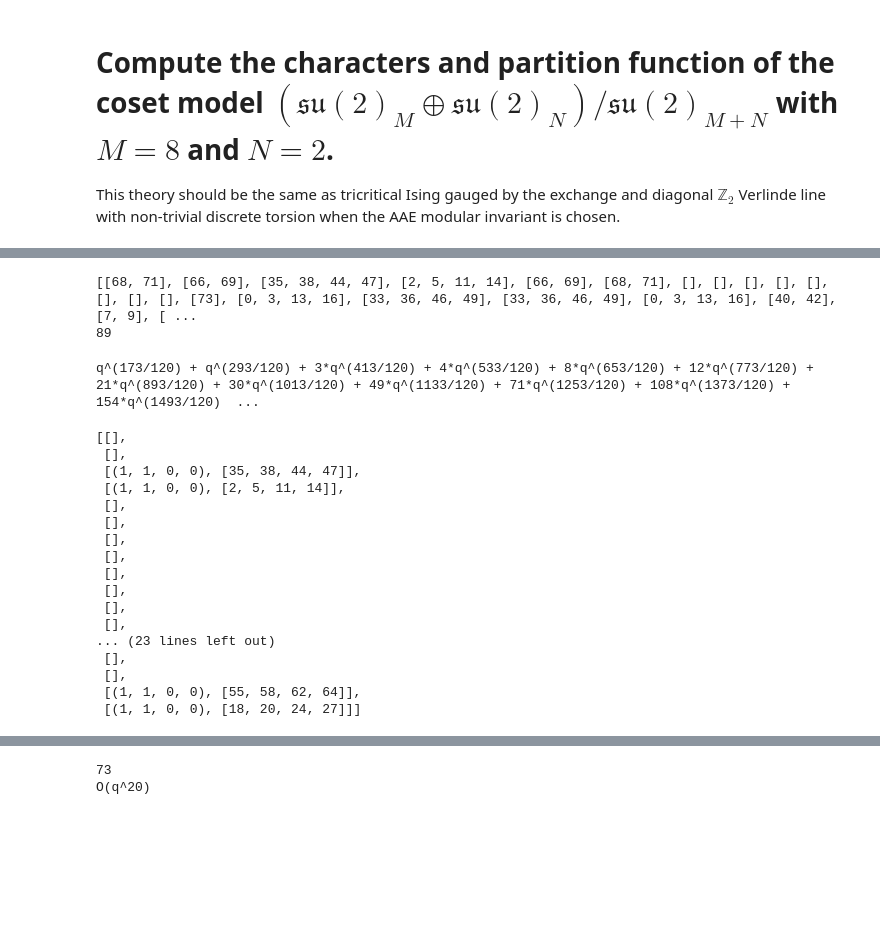
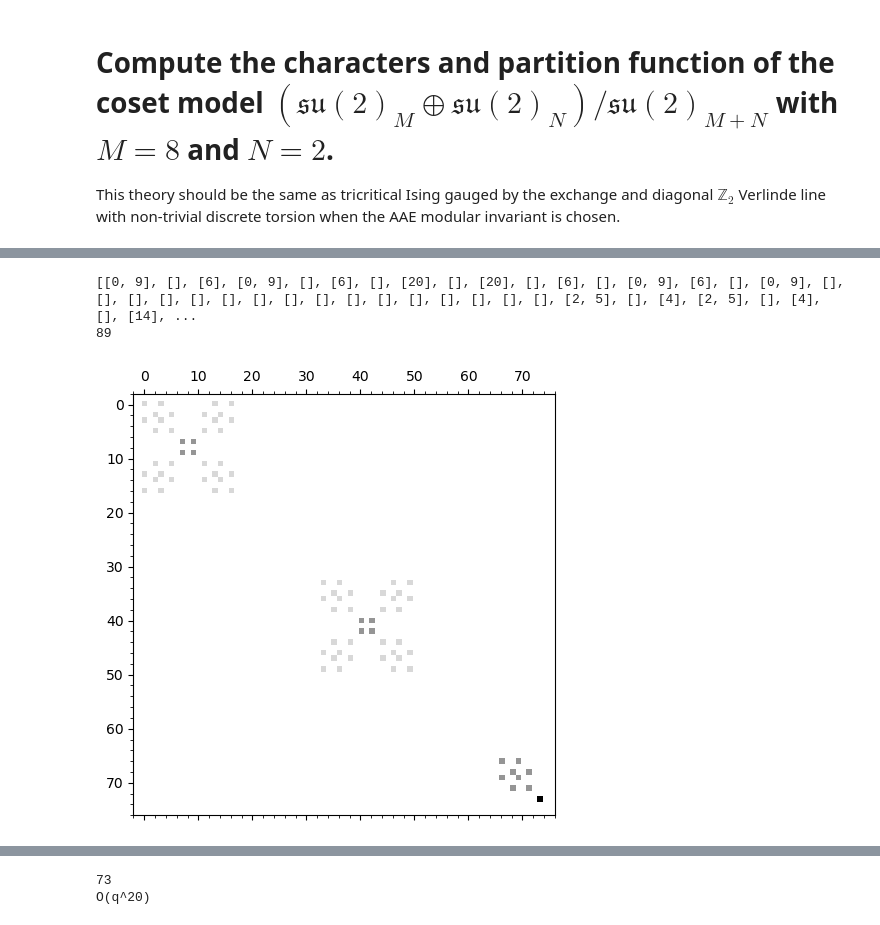
Before and after one commit to Quinten41/CDLs-in-Tricritical-Ising, a Jupyter notebook: TriCritical Ising Squared.ipynb, the cells around one changed output, grey strips where cells are left out. Cells and saved outputs as stored; diff of their text form; code cells hidden in the pictures; blank space fills up the shorter version.

```diff
--- a/TriCritical Ising Squared.ipynb
+++ b/TriCritical Ising Squared.ipynb
@@ -1020,7 +1020,7 @@ c_charge = QQ(dim_su2)*( QQ(M)/QQ(M+2) + QQ(N)/QQ(N+2) - QQ(M+N)/QQ(M+N+2) ) # c
 # Must be one of A,D,E, but the subscript on the series will be inferred
 # If a non-existent modular invariant is given an error is raised
 # See the BYB (17.114) on page 742 for a complete classification and details
-modular_invariant = [ 'A', 'A', 'E' ]
+modular_invariant = [ 'D', 'A', 'E' ]
 
 # Get the mass matrices of the three su(2)_{}
 mass_matrices = []
@@ -1280,8 +1288,8 @@ def char_decomp(list char1, list char2, int max_ord):
     cdef int l,k
     # List of solutions
     cdef list solutions = [[] for _ in range(len(char1))]
-    min_expo2 = min(len(char.exponents())-1 for char in char2)
-    print(min_expo2)
+    max_num = min([len(char.exponents())-1 for char in char2] + [len(char.exponents())-1 for char in char1])
+    print(max_num)
     for i in range(len(char1)):
         # To save time just skip ones where no decomposition is possible.
         if not poss_decomps[i]:
@@ -1289,7 +1297,6 @@ def char_decomp(list char1, list char2, int max_ord):
         # We now try solving it up to order 'n' and increase n until we fix a unique solution
         num_char = len(poss_decomps[i])
         char = char1[i]
-        max_num = min( min_expo2, len(char.exponents())-1 )
         for n in range(num_char, max_num):
             expo = char.exponents()[:n]
             Vec = vector(ZZ, n)
@@ -1329,9 +1336,9 @@ c = QQ(1) - QQ(6 *(p-pp)**2)/QQ(p * pp) # Central charge
 
 # Index set
 ####### This needs to be changed for each minimal model ########
-cdef list Epp = [ (1,1), (1,2), (1,3), (1,4), (2,2), (2,4) ] # By (r,s)
+Epp = [ (1,1), (1,2), (1,3), (1,4), (2,2), (2,4) ] # By (r,s)
 # The conformal weights
-cdef list cdim = [ (QQ(p*r-pp*s)**2 - QQ(p-pp)**2) / QQ(4*p*pp) for r,s in Epp ]
+cdim = [ (QQ(p*r-pp*s)**2 - QQ(p-pp)**2) / QQ(4*p*pp) for r,s in Epp ]
 
 # For faster computation a power series ring with only integer powers is defined
 PZ = PowerSeriesRing(ZZ, 'q', sparse = False, default_prec = max_ord)
@@ -1361,7 +1368,7 @@ def shift_series(ser, shift, prec = max_ord):
 # I abuse terminology and call all these characters twist characters in the comments
 cdef int i,j,k
 cdef list all_chi = [ 0 for _ in range(num_prim) ]
-cdef dict twist_char = {}
+twist_char = {}
 for i in range(num_prim):
     all_chi[i] = PZ( chi_int(2*max_ord+1, Epp[i][0], Epp[i][1]), prec=2*max_ord+1 )
     this_chi = PZ( all_chi[i] )
@@ -1389,35 +1396,23 @@ Now we organise the two lists of characters char1 and char2 and actually compute
 '''
 cdef list strings = [ [string_function_int(N, l, n, max(10, max_ord)) for n in range(N+1)] for l in range(N+1) ]
 char1 = []
+char_ind = []
 for r,l,s in dcoset_fund:
+    char_ind += [(r,l,s)]
     char1 += [ coset_char(r+1, l, s+1, strings, max_ord) ]
-char2 = [twist_char[twist_index[i]] for i in range(num_twist_char)]
 
-decompositions = char_decomp(char2, char1, max_ord)
+# Twist characters
+#char2 = [twist_char[twist_index[i]] for i in range(num_twist_char)]
+
+# Tricritical Ising Squared Characters
+char2 = [ shift_series(PZ(all_chi[i]*all_chi[j]), cdim[i]+cdim[j]-c/12, max_ord) for i in range(num_prim) for j in range(i+1) ]
+
+
+decompositions = char_decomp(char1, char2, max_ord-10)
 # %% [output]
-[[68, 71], [66, 69], [35, 38, 44, 47], [2, 5, 11, 14], [66, 69], [68, 71], [], [], [], [], [], [], [], [], [73], [0, 3, 13, 16], [33, 36, 46, 49], [33, 36, 46, 49], [0, 3, 13, 16], [40, 42], [7, 9], [ ...
+[[0, 9], [], [6], [0, 9], [], [6], [], [20], [], [20], [], [6], [], [0, 9], [6], [], [0, 9], [], [], [], [], [], [], [], [], [], [], [], [], [], [], [], [], [2, 5], [], [4], [2, 5], [], [4], [], [14], ...
 89
-# %%
-char2[3]
-# %% [output]
-q^(173/120) + q^(293/120) + 3*q^(413/120) + 4*q^(533/120) + 8*q^(653/120) + 12*q^(773/120) + 21*q^(893/120) + 30*q^(1013/120) + 49*q^(1133/120) + 71*q^(1253/120) + 108*q^(1373/120) + 154*q^(1493/120)  ...
-# %%
-decompositions
-# %% [output]
-[[],
- [],
- [(1, 1, 0, 0), [35, 38, 44, 47]],
- [(1, 1, 0, 0), [2, 5, 11, 14]],
- [],
- [],
- [],
- [],
- [],
- [],
- [],
- [],
-... (23 lines left out)
- [],
- [],
- [(1, 1, 0, 0), [55, 58, 62, 64]],
- [(1, 1, 0, 0), [18, 20, 24, 27]]]
+# %%
+matrix_plot(M_dcoset)
+# %% [output]
+[figure, added]
```
Also changed, not shown: parts of 20 cells of this notebook.
